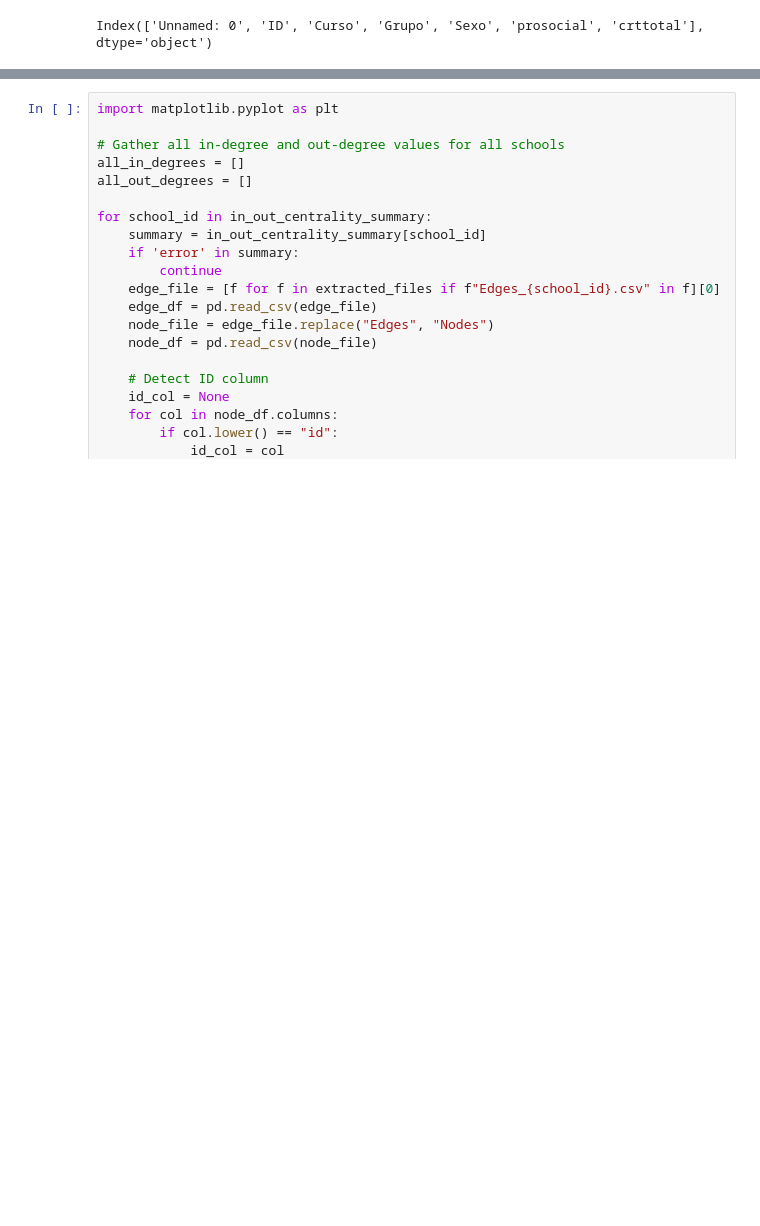
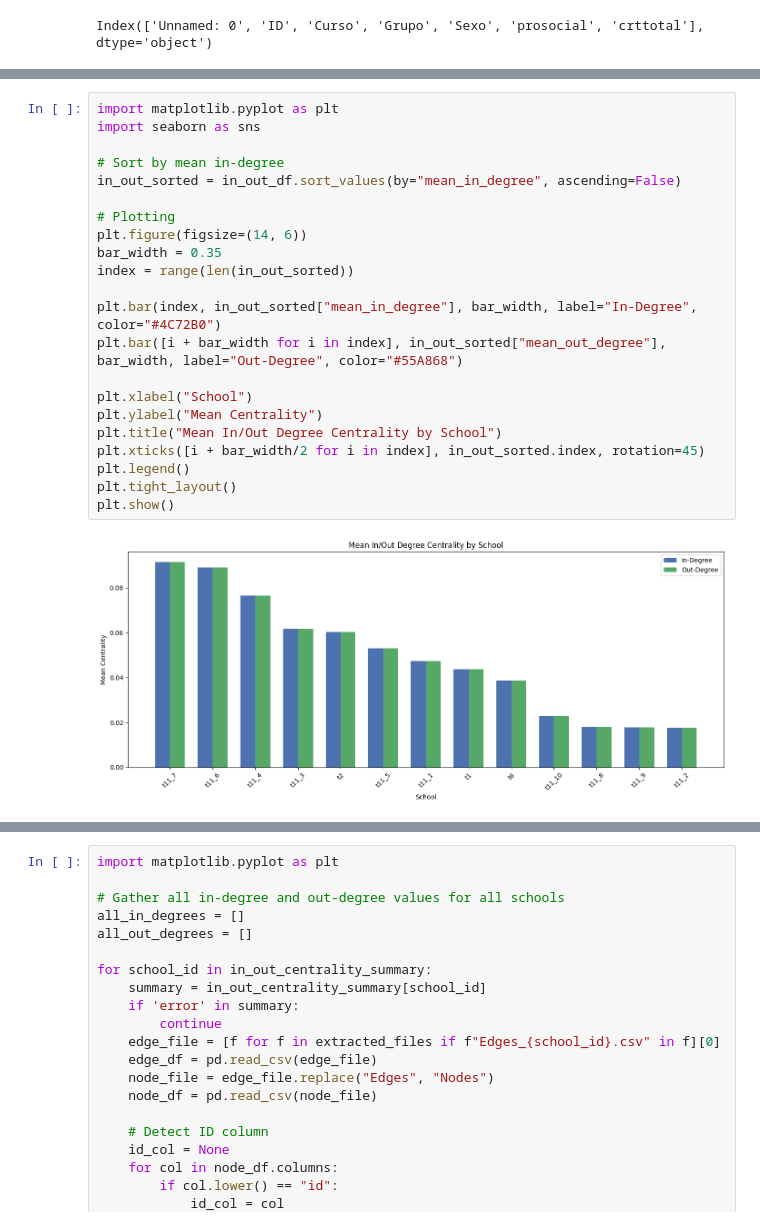
Before and after one commit to asalazar18s/SNA_25, a Jupyter notebook: metrics_IB.ipynb, the cells around one changed output, grey strips where cells are left out. Saved outputs shown, nothing was run; the diff lists cells and outputs as text; blank space fills up the shorter version.

```diff
--- a/metrics_IB.ipynb
+++ b/metrics_IB.ipynb
@@ -157,0 +184,24 @@ in_out_df
+# %%
+import matplotlib.pyplot as plt
+import seaborn as sns
+
+# Sort by mean in-degree
+in_out_sorted = in_out_df.sort_values(by="mean_in_degree", ascending=False)
+
+# Plotting
+plt.figure(figsize=(14, 6))
+bar_width = 0.35
+index = range(len(in_out_sorted))
+
+plt.bar(index, in_out_sorted["mean_in_degree"], bar_width, label="In-Degree", color="#4C72B0")
+plt.bar([i + bar_width for i in index], in_out_sorted["mean_out_degree"], bar_width, label="Out-Degree", color="#55A868")
+
+plt.xlabel("School")
+plt.ylabel("Mean Centrality")
+plt.title("Mean In/Out Degree Centrality by School")
+plt.xticks([i + bar_width/2 for i in index], in_out_sorted.index, rotation=45)
+plt.legend()
+plt.tight_layout()
+plt.show()
+# %% [output]
+[figure, added]
```
Also changed, not shown: parts of 19 cells of this notebook, 1 other file.
